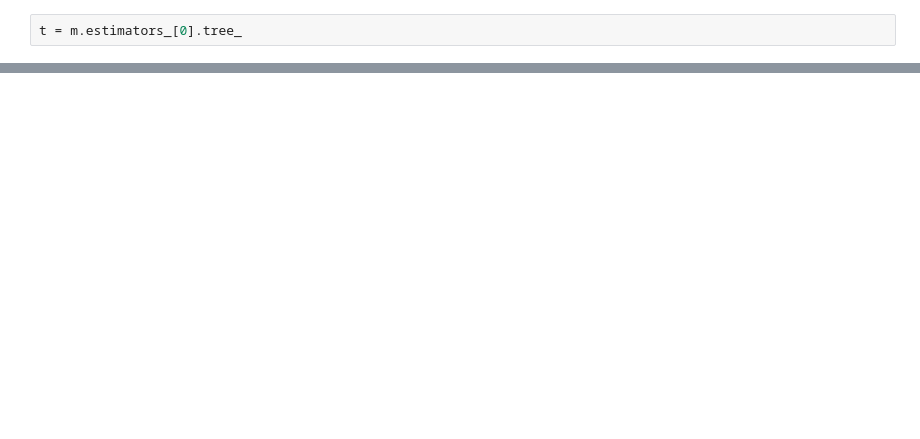
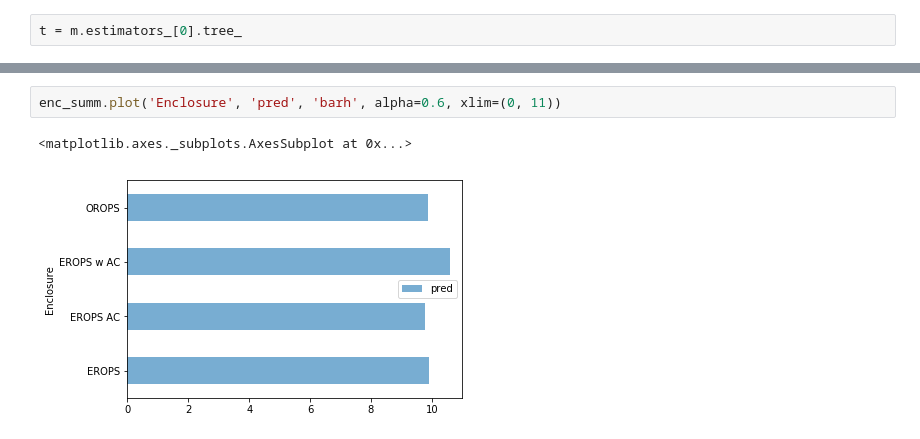
Before and after one commit to Lalit-Yadav-E1483/ML-Practice, a Jupyter notebook: Blue Book/blue_book.ipynb, the cells around one changed output, grey strips where cells are left out. Cells and saved outputs as stored; diff of their text form; blank space fills up the shorter version.

```diff
--- a/Blue Book/blue_book.ipynb
+++ b/Blue Book/blue_book.ipynb
@@ -306,0 +510,5 @@ print_score(m)
+# %%
+enc_summ.plot('Enclosure', 'pred', 'barh', alpha=0.6, xlim=(0, 11))
+# %% [output]
+<matplotlib.axes._subplots.AxesSubplot at 0x...>
+[figure, added]
```
Also changed, not shown: parts of 81 cells of this notebook, 1 other file.
